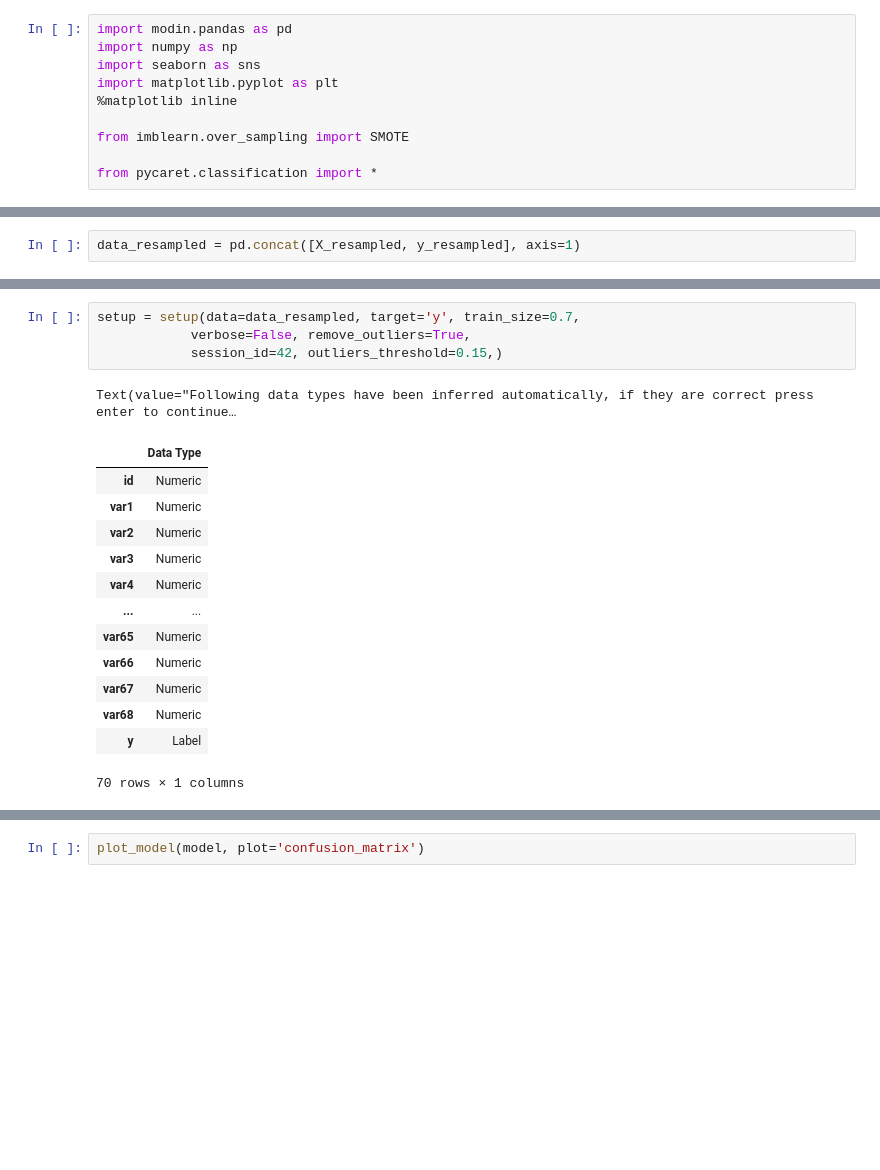
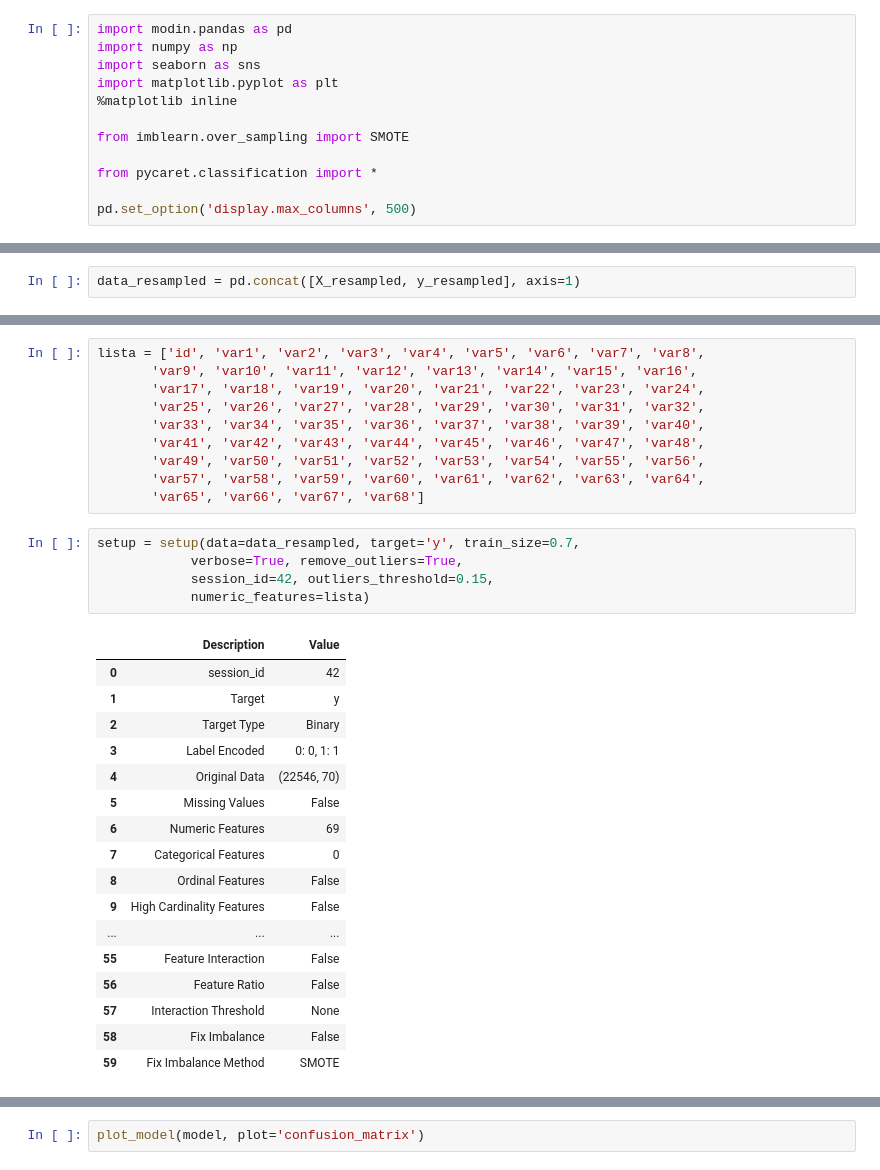
Before and after one commit to MaksonViini/PS-Data-Challenge-2021, a Jupyter notebook: ps_model.ipynb, the cells around one changed output, grey strips where cells are left out. Drawn from its saved outputs; the diff is of its cells as text; blank space fills up the shorter version.

Commit message:
Preparando submissao 4, adicionando todas as colunas como numericas

```diff
--- a/ps_model.ipynb
+++ b/ps_model.ipynb
@@ -8,6 +8,8 @@ import matplotlib.pyplot as plt
 from imblearn.over_sampling import SMOTE
 
 from pycaret.classification import *
+
+pd.set_option('display.max_columns', 500)
 # %%
 data = pd.read_csv('archive/train.csv')
 test = pd.read_csv('archive/test.csv')
@@ -21,22 +45,36 @@ data_resampled = pd.concat([X_resampled, y_resampled], axis=1)
+# %%
+lista = ['id', 'var1', 'var2', 'var3', 'var4', 'var5', 'var6', 'var7', 'var8',
+       'var9', 'var10', 'var11', 'var12', 'var13', 'var14', 'var15', 'var16',
+       'var17', 'var18', 'var19', 'var20', 'var21', 'var22', 'var23', 'var24',
+       'var25', 'var26', 'var27', 'var28', 'var29', 'var30', 'var31', 'var32',
+       'var33', 'var34', 'var35', 'var36', 'var37', 'var38', 'var39', 'var40',
+       'var41', 'var42', 'var43', 'var44', 'var45', 'var46', 'var47', 'var48',
+       'var49', 'var50', 'var51', 'var52', 'var53', 'var54', 'var55', 'var56',
+       'var57', 'var58', 'var59', 'var60', 'var61', 'var62', 'var63', 'var64',
+       'var65', 'var66', 'var67', 'var68']
 # %%
 setup = setup(data=data_resampled, target='y', train_size=0.7,
-            verbose=False, remove_outliers=True,
-            session_id=42, outliers_threshold=0.15,)
+            verbose=True, remove_outliers=True,
+            session_id=42, outliers_threshold=0.15,
+            numeric_features=lista)
 # %% [output]
-Text(value="Following data types have been inferred automatically, if they are correct press enter to continue…
-|  | Data Type |
-| id | Numeric |
-| var1 | Numeric |
-| var2 | Numeric |
-| var3 | Numeric |
-| var4 | Numeric |
-| ... | ... |
-| var65 | Numeric |
-| var66 | Numeric |
-| var67 | Numeric |
-| var68 | Numeric |
-| y | Label |
+|  | Description | Value |
+| 0 | session_id | 42 |
+| 1 | Target | y |
+| 2 | Target Type | Binary |
+| 3 | Label Encoded | 0: 0, 1: 1 |
+| 4 | Original Data | (22546, 70) |
+| 5 | Missing Values | False |
+| 6 | Numeric Features | 69 |
+| 7 | Categorical Features | 0 |
+| 8 | Ordinal Features | False |
+| 9 | High Cardinality Features | False |
+| ... | ... | ... |
+| 55 | Feature Interaction | False |
+| 56 | Feature Ratio | False |
+| 57 | Interaction Threshold | None |
+| 58 | Fix Imbalance | False |
+| 59 | Fix Imbalance Method | SMOTE |
-70 rows × 1 columns
 # %%
 best_model = compare_models(fold=5, exclude=['xgboost'], sort='F1')
 # %% [output]
```
Also changed, not shown: parts of 9 cells of this notebook, 2 other files.
